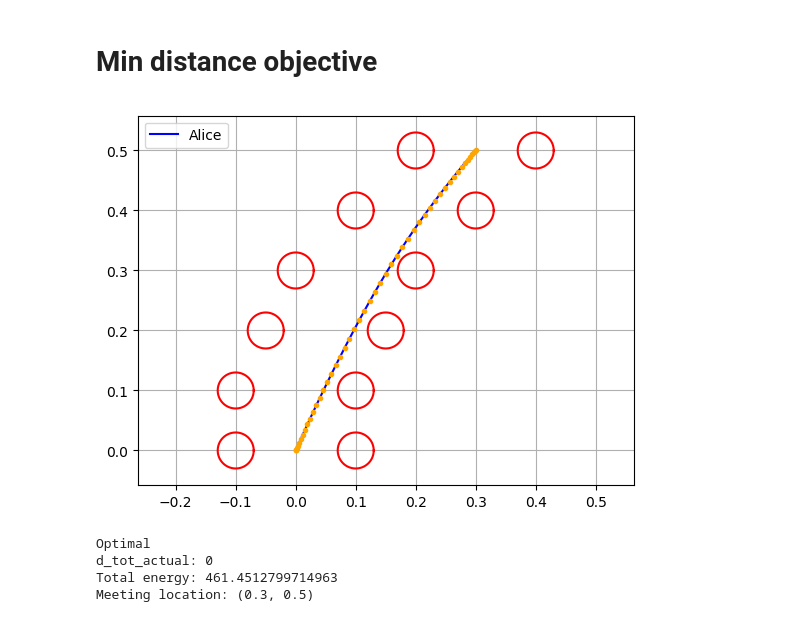
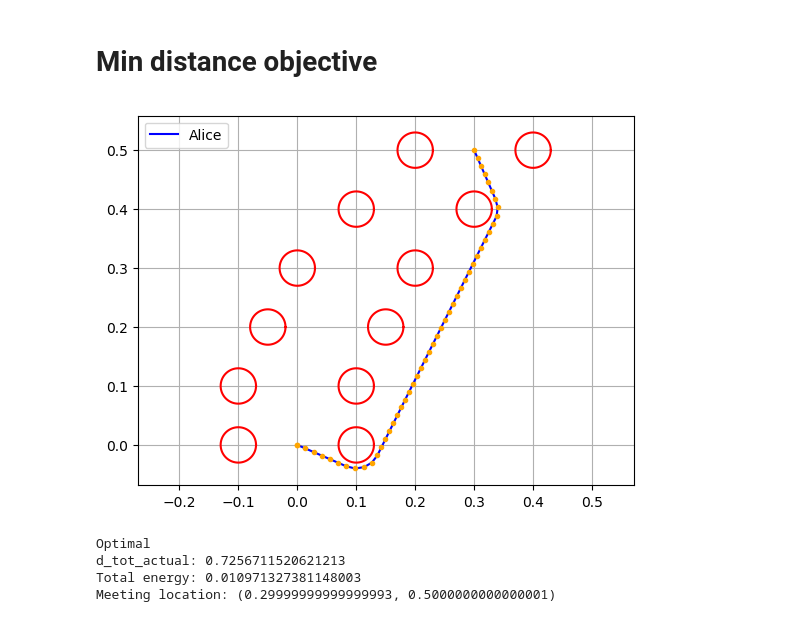
Before and after one commit to apletta/Optimization_PathPlanning, a Jupyter notebook: Min distance objective.ipynb, the cells around one changed output. Saved outputs shown, nothing was run; the diff lists cells and outputs as text; code cells hidden in the pictures.

```diff
--- a/Min distance objective.ipynb
+++ b/Min distance objective.ipynb
@@ -59,19 +59,19 @@ end
 @constraint(m, v_A[:, time] .== [0,0]) # final velocity
 
 # Adds up euclidian distance between each time step
-#d_tot = @NLexpression(m, sum{ (x_A[1,t+1]-x_A[1,t])^2 + (x_A[2,t+1]-x_A[2,t])^2, t=1:time-1} )
+d_tot = @NLexpression(m, sum{ (x_A[1,t+1]-x_A[1,t])^2 + (x_A[2,t+1]-x_A[2,t])^2, t=1:time-1} )
 
-#@NLobjective(m, Min, d_tot)
-@objective(m, Min, sum(u_A.^2)) # minimize total energy
+@NLobjective(m, Min, d_tot)
+#@objective(m, Min, sum(u_A.^2)) # minimize total energy
 
 # Solve
 status = solve(m)
 println(status)
 
-#d_tot_actual = 0
-# for t in 1:time-1
-#    d_tot_actual += sqrt( (getvalue(x_A[1,t+1])-getvalue(x_A[1,t]))^2 + (getvalue(x_A[2,t+1])-getvalue(x_A[2,t]))^2)
-# end
+d_tot_actual = 0
+for t in 1:time-1
+   d_tot_actual += sqrt( (getvalue(x_A[1,t+1])-getvalue(x_A[1,t]))^2 + (getvalue(x_A[2,t+1])-getvalue(x_A[2,t]))^2)
+end
 
 #println("d_tot: ", getvalue(d_tot))
 println("d_tot_actual: ", d_tot_actual)
@@ -80,38 +80,38 @@ println("d_tot_actual: ", d_tot_actual)
 # for t in 1:time-1
 #     println(t," ",sqrt( (getvalue(x_A[1,t+1])-getvalue(x_A[1,t]))^2 + (getvalue(x_A[2,t+1])-getvalue(x_A[2,t]))^2 ))
 # end
 
 # Output
 x_A = getvalue(x_A)
 println("Total energy: ", getobjectivevalue(m))
 println("Meeting location: (", x_A[1,time],", ",x_A[2,time],")")
 
 # Graph path
 plot(x_A[1, :], x_A[2, :], color="blue", label="Alice")
 #plot(x_A[1, time_step], x_A[2, time_step], ".", color="orange")
 
 # Plot circle
 t = range(0,stop=2pi,length=100)         # parameter that traverses the circle
 for c in 1:num_circles
     plot( circles[c,1] .+ r*cos.(t), circles[c,2] .+ r*sin.(t), color="red")  # plot circle radius r with center (x1, x2)
 end
 
 # Plot time steps
 for t in 1:time
    plot(x_A[1, t], x_A[2, t], ".", color="orange")
 end
 
 # Formatting
 axis("equal")                            # make x and y scales equal
 grid("on")
 legend()
 ;
 # %% [output]
-[figure, old version]
+[figure, new version]
 Optimal
-d_tot_actual: 0
-Total energy: 461.4512799714963
-Meeting location: (0.3, 0.5)
+d_tot_actual: 0.7256711520621213
+Total energy: 0.010971327381148003
+Meeting location: (0.29999999999999993, 0.5000000000000001)
 # %%
 # Velocity plot
 x = range(0, stop=time, length=time)
```
Also changed, not shown: parts of 2 cells of this notebook, 2 other files.
